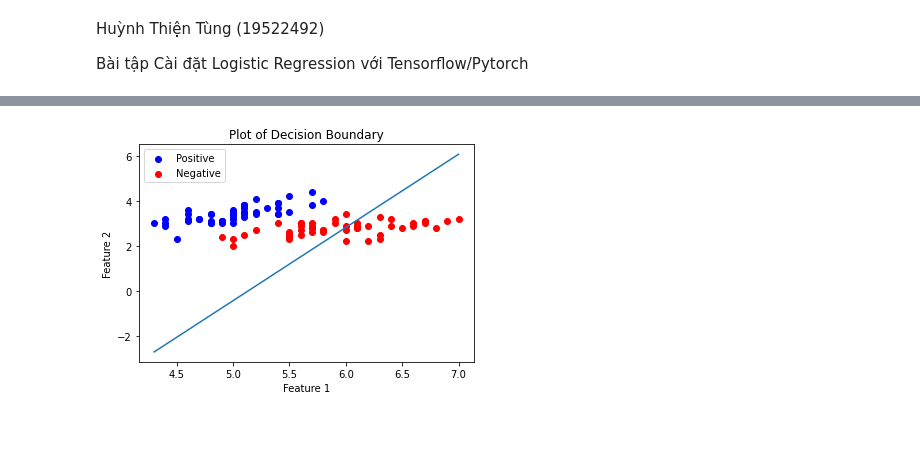
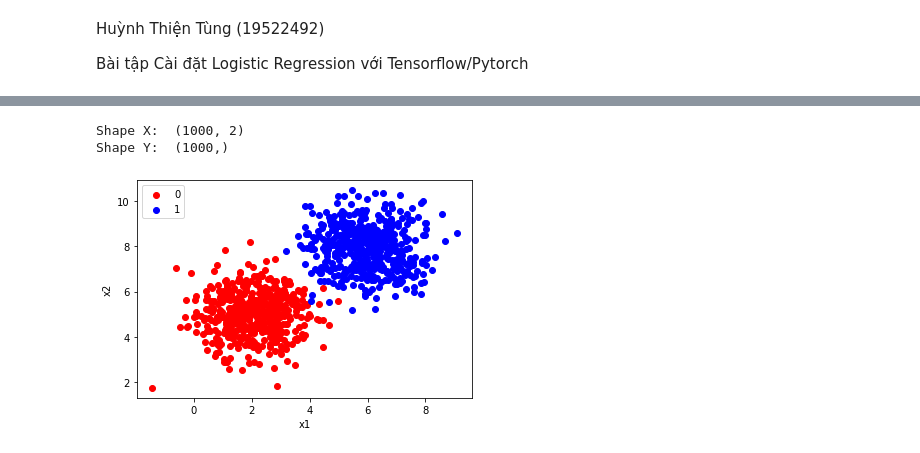
Before and after one commit to tuilatung/CS331, a Jupyter notebook: BT3/19522492_Logistic_Regression_Tensorflow.ipynb, the cells around one changed output, grey strips where cells are left out. Cells and saved outputs as stored; diff of their text form; code cells hidden in the pictures.

```diff
--- a/BT3/19522492_Logistic_Regression_Tensorflow.ipynb
+++ b/BT3/19522492_Logistic_Regression_Tensorflow.ipynb
@@ -209,29 +9,36 @@ plt.show()
-# %%
-# Calculating the Decision Boundary
-decision_boundary_x = np.array([np.min(x_orig[:, 0]), np.max(x_orig[:, 0])])
-decision_boundary_y = (- 1.0 / Weight[0]) * (decision_boundary_x * Weight + Bias)
-decision_boundary_y = [np.mean(decision_boundary_y[:, 0]), np.mean(decision_boundary_y[:, 1])]
-
-
-# Positive Data Points
-x_pos = np.array([x_orig[i] for i in range(len(x_orig)) if y_orig[i] == 1])
-
-# Negative Data Points
-x_neg = np.array([x_orig[i] for i in range(len(x_orig)) if y_orig[i] == 0])
-
-# Plotting the Positive Data Points
-plt.scatter(x_pos[:, 0], x_pos[:, 1], color = 'blue', label = 'Positive')
-
-# Plotting the Negative Data Points
-plt.scatter(x_neg[:, 0], x_neg[:, 1], color = 'red', label = 'Negative')
-
-# # Plotting the Decision Boundary
-plt.plot(decision_boundary_x, decision_boundary_y)
-plt.xlabel('Feature 1')
-plt.ylabel('Feature 2')
-plt.title('Plot of Decision Boundary')
-plt.legend()
-
-plt.show()
-# %% [output]
-[figure, removed]
+# %%
+means = [[2, 5], [6, 8]]
+cov = [[1, 0], [0, 1]]
+
+NUMBER_OF_SAMPLE_PER_CLASS = 500
+n_sample = NUMBER_OF_SAMPLE_PER_CLASS * 2
+
+positive = np.random.multivariate_normal(means[0], cov, NUMBER_OF_SAMPLE_PER_CLASS)
+negative = np.random.multivariate_normal(means[1], cov, NUMBER_OF_SAMPLE_PER_CLASS)
+
+X = np.concatenate((positive, negative), axis = 0).T
+
+original_label = np.asarray([0]*NUMBER_OF_SAMPLE_PER_CLASS + [1]*NUMBER_OF_SAMPLE_PER_CLASS).T
+# %%
+X = np.transpose(X)
+Y = original_label
+print('Shape X: ', X.shape)
+print('Shape Y: ', Y.shape)
+# %% [output]
+Shape X:  (1000, 2)
+Shape Y:  (1000,)
+# %%
+neg_idx = [i for i in range(len(original_label)) if original_label[i] == 0 ]
+pos_idx = [i for i in range(len(original_label)) if original_label[i] == 1]
+
+negative = X[neg_idx]
+positive = X[pos_idx]
+
+plt.scatter(negative[:,0], negative[:,1], color='red')
+plt.scatter(positive[:,0], positive[:,1], color='blue')
+plt.xlabel('x1')
+plt.ylabel('x2')
+plt.legend(['0', '1'])
+plt.show()
+# %% [output]
+[figure, added]
```
Also changed, not shown: parts of 22 cells of this notebook, 3 other files.
